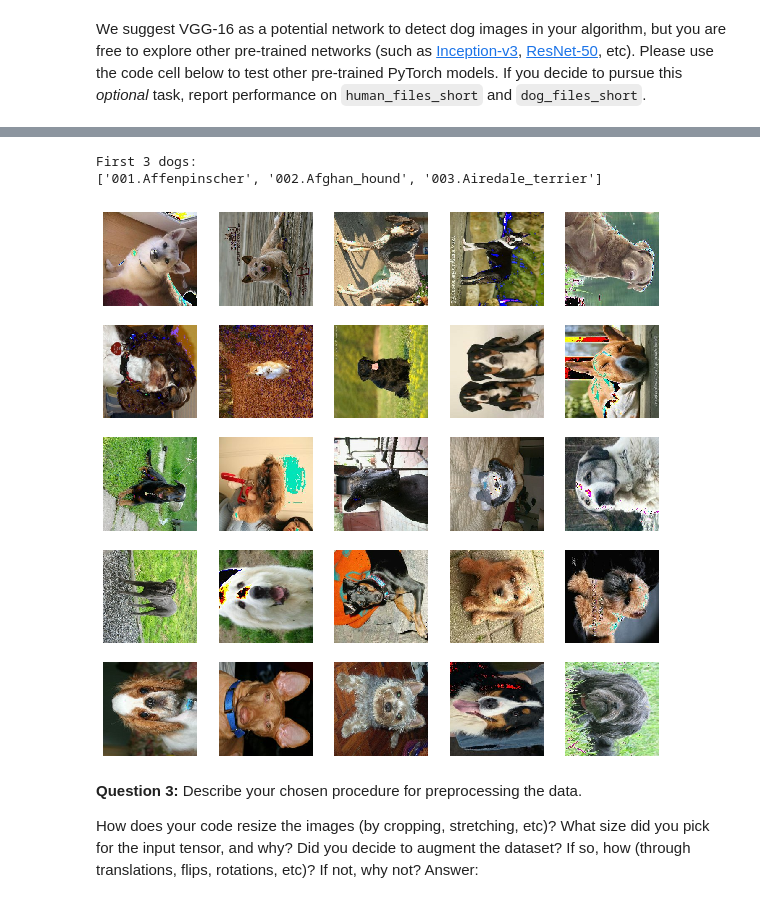
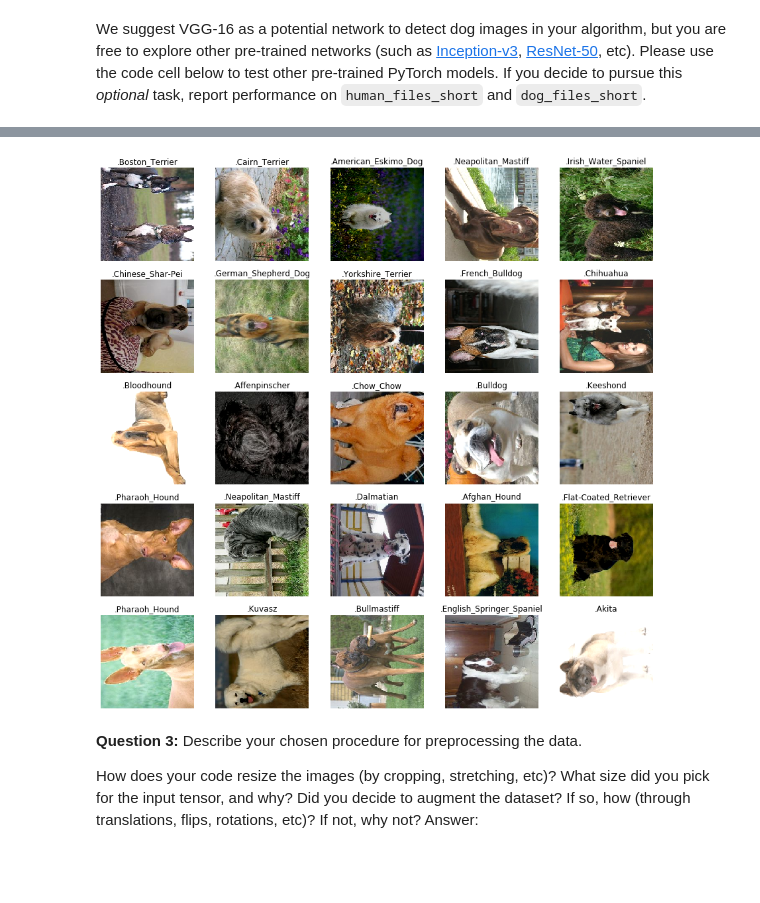
Before and after one commit to thfmart/dog-classification, a Jupyter notebook: dog_app.ipynb, the cells around one changed output, grey strips where cells are left out. Cells and saved outputs as stored; diff of their text form; code cells hidden in the pictures; blank space fills up the shorter version.

```diff
--- a/dog_app.ipynb
+++ b/dog_app.ipynb
@@ -407,20 +377,27 @@ test_files, test_targets = load_dataset('dogImages/dogImages/test')
 # %%
+import os
+from tqdm import tqdm
+#from torchvision import datasets
+
+### TODO: Write data loaders for training, validation, and test sets
+## Specify appropriate transforms, and batch_sizes
+
 import tensorflow as tf
-AUTOTUNE = tf.data.experimental.AUTOTUNE
+
 import IPython.display as display
 from PIL import Image
 import numpy as np
 import matplotlib.pyplot as plt
 import os
 
-import pathlib
-data_dir = 'dogImages/dogImages/test'
-data_dir = pathlib.Path(data_dir)
 
-image_count = len(list(data_dir.glob('*/*.jpg')))
+test_dir = 'dogImages/dogImages/test'
+test_dir = pathlib.Path(data_dir)
+
+image_count = len(list(test_dir.glob('*/*.jpg')))
 #image_count
 
-CLASS_NAMES = sorted(np.array([item.name for item in data_dir.glob('*') if item.name != "LICENSE.txt"]))
+CLASS_NAMES = sorted(np.array([item.name for item in test_dir.glob('*') if item.name != "LICENSE.txt"]))
 print("First 3 dogs:")
 print(CLASS_NAMES[:3])
 
@@ -428,11 +405,3 @@ BATCH_SIZE = 32
 IMG_HEIGHT = 224
 IMG_WIDTH = 224
 STEPS_PER_EPOCH = np.ceil(image_count/BATCH_SIZE)
-
-img_list = list(data_dir.glob('*/*'))
-
-# for image_path in img_list[:3]:
-#     display.display(Image.open(str(image_path)))
-# %% [output]
-First 3 dogs:
-['001.Affenpinscher', '002.Afghan_hound', '003.Airedale_terrier']
@@ -514,21 +499,35 @@ def prepare_for_training(ds, cache=True, shuffle_buffer_size=1000):
 
     return ds
 
-def show_batch(image_batch):
-    plt.figure(figsize=(10,10))
+# def show_batch(image_batch):
+#     plt.figure(figsize=(15,15))
+#     for n in range(25):
+#         ax = plt.subplot(5,5,n+1)
+#         plt.imshow(image_batch[n])
+#         plt.axis('off')
+
+def show_batch(image_batch, label_batch):
+    plt.figure(figsize=(15,15))
     for n in range(25):
         ax = plt.subplot(5,5,n+1)
         plt.imshow(image_batch[n])
+        plt.title(CLASS_NAMES[np.argwhere(label_batch[n]==True).item()][3:].title())
         plt.axis('off')
 # %%
-labeled_ds=create_dataset('dogImages/dogImages/test')
-train_ds = prepare_for_training(labeled_ds)
+train_data = Data('dogImages/dogImages/train', augment_data = True)
+train_ds = test_data.get_dataset()
+train_ds = prepare_for_training(test_ds)
 
 image_batch, label_batch = next(iter(train_ds))
-#show_batch(image_batch.numpy(), label_batch.numpy())
-show_batch(image_batch.numpy())
+show_batch(image_batch.numpy(), label_batch.numpy())
+
+test_data = Data('dogImages/dogImages/test')
+test_ds = test_data.get_dataset()
+
+valid_data = Data('dogImages/dogImages/test')
+valid_ds = test_data.get_dataset()
 # %% [output]
-[figure, old version]
+[figure, new version]
 # %% [markdown]
 **Question 3:** Describe your chosen procedure for preprocessing the data.
 
```
Also changed, not shown: parts of 5 cells of this notebook.
